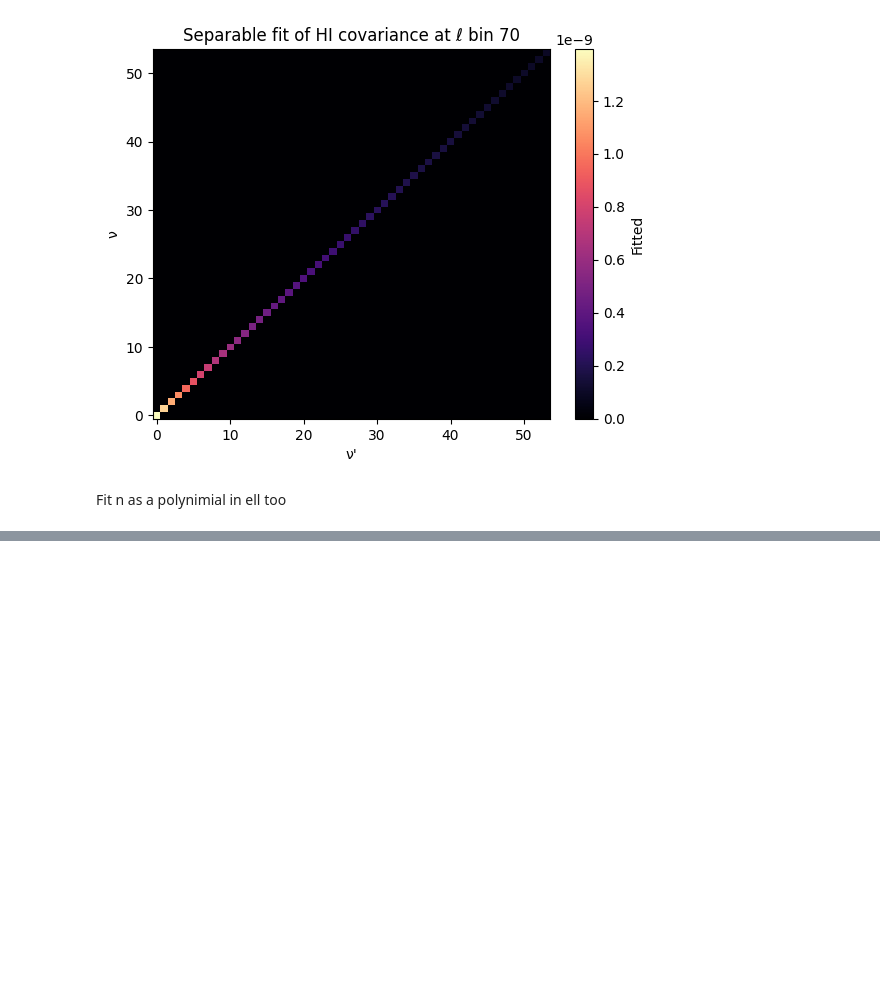
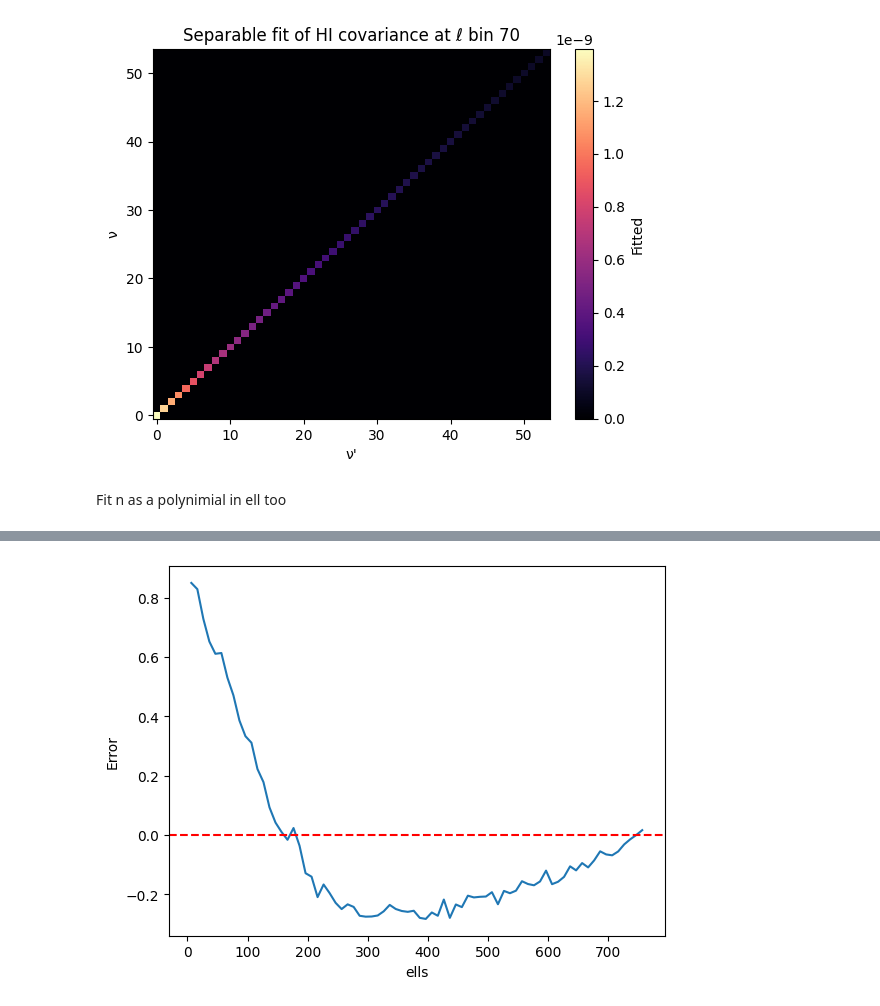
Before and after one commit to urwa99/MASS_Thesis, a Jupyter notebook: HI/model2.ipynb, the cells around one changed output, grey strips where cells are left out. Drawn from its saved outputs; the diff is of its cells as text; code cells hidden in the pictures; blank space fills up the shorter version.

```diff
--- a/HI/model2.ipynb
+++ b/HI/model2.ipynb
@@ -228,0 +230,10 @@ array([ 2.39190705,  2.6175291 ,  2.31611659,  2.01025162,  1.74243321,
+# %%
+v=0
+err= (hi_d [:,v,v]- C_model[:,v,v]/1e-10)/hi_d[:,v,v]
+plt.plot(leff, err)
+plt.axhline(0, color='r', linestyle='--')
+plt.xlabel('ells')
+plt.ylabel('Error')
+plt.show()
+# %% [output]
+[figure, added]
```
Also changed, not shown: parts of 7 cells of this notebook.
